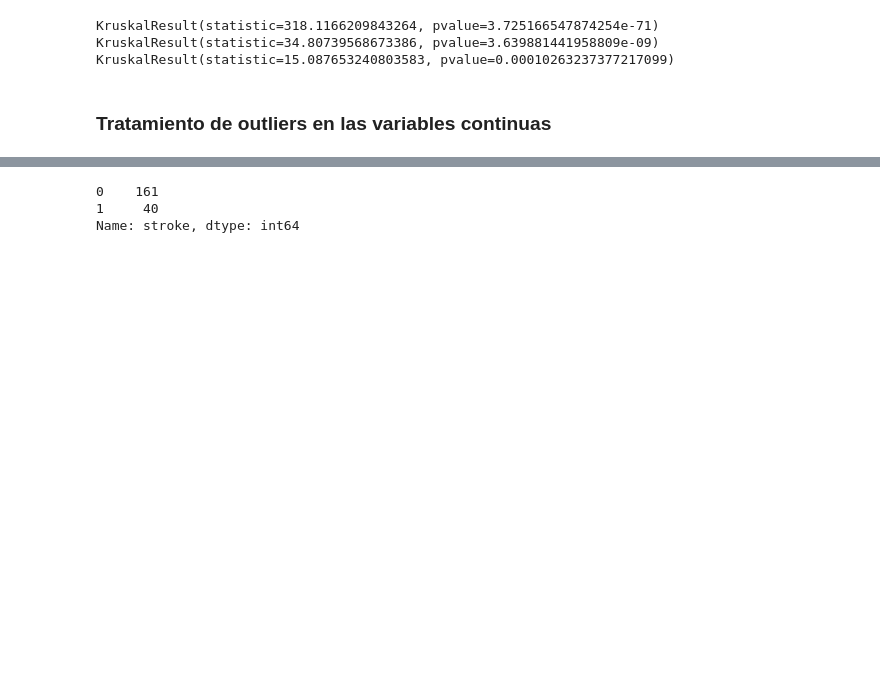
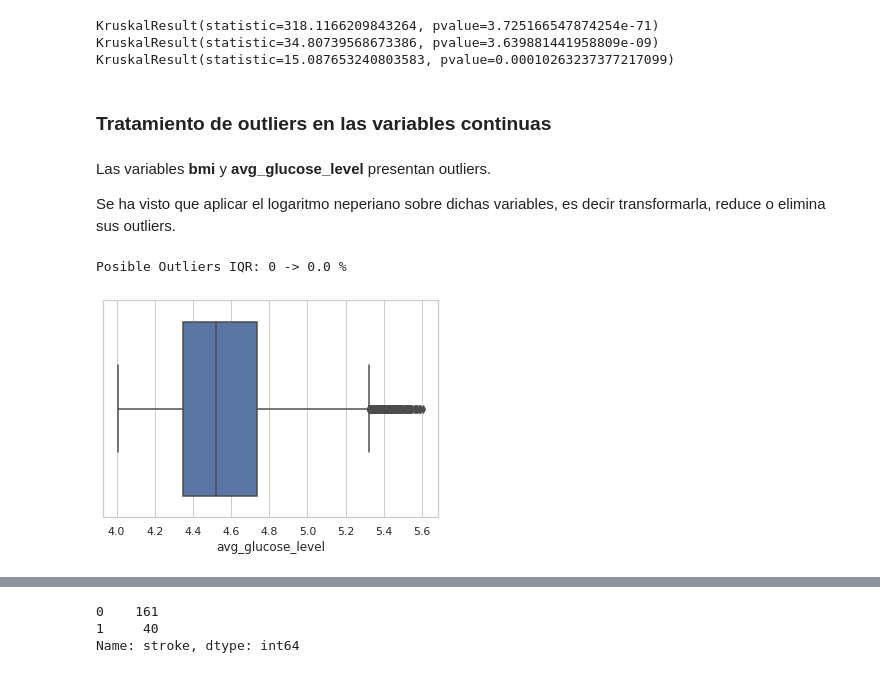
Before and after one commit to sumitkumarjethani/Stroke-Prediction, a Jupyter notebook: exploratory-data-analysis.ipynb, the cells around one changed output, grey strips where cells are left out. Saved outputs shown, nothing was run; the diff lists cells and outputs as text; code cells hidden in the pictures; blank space fills up the shorter version.

Commit message:
Analysis of categorical variables

```diff
--- a/exploratory-data-analysis.ipynb
+++ b/exploratory-data-analysis.ipynb
@@ -260,3 +263,16 @@ KruskalResult(statistic=34.80739568673386, pvalue=3.639881441958809e-09)
 KruskalResult(statistic=15.087653240803583, pvalue=0.00010263237377217099)
 # %% [markdown]
 ### Tratamiento de outliers en las variables continuas
+# %% [markdown]
+Las variables **bmi** y **avg_glucose_level** presentan outliers.
+
+Se ha visto que aplicar el logaritmo neperiano sobre dichas variables, es decir transformarla, reduce o elimina sus outliers.
+# %%
+ln_avg_glucose_level = stroke_df.avg_glucose_level.apply(np.log)
+sns.boxplot(ln_avg_glucose_level)
+
+posible_outliers = detect_outliers_iqr(ln_avg_glucose_level)
+print("\nPosible Outliers IQR:", posible_outliers, "->", posible_outliers/len(stroke_df.avg_glucose_level)*100 ,"%")
+# %% [output]
+Posible Outliers IQR: 0 -> 0.0 %
+[figure, added]
```
Also changed, not shown: parts of 19 cells of this notebook.
